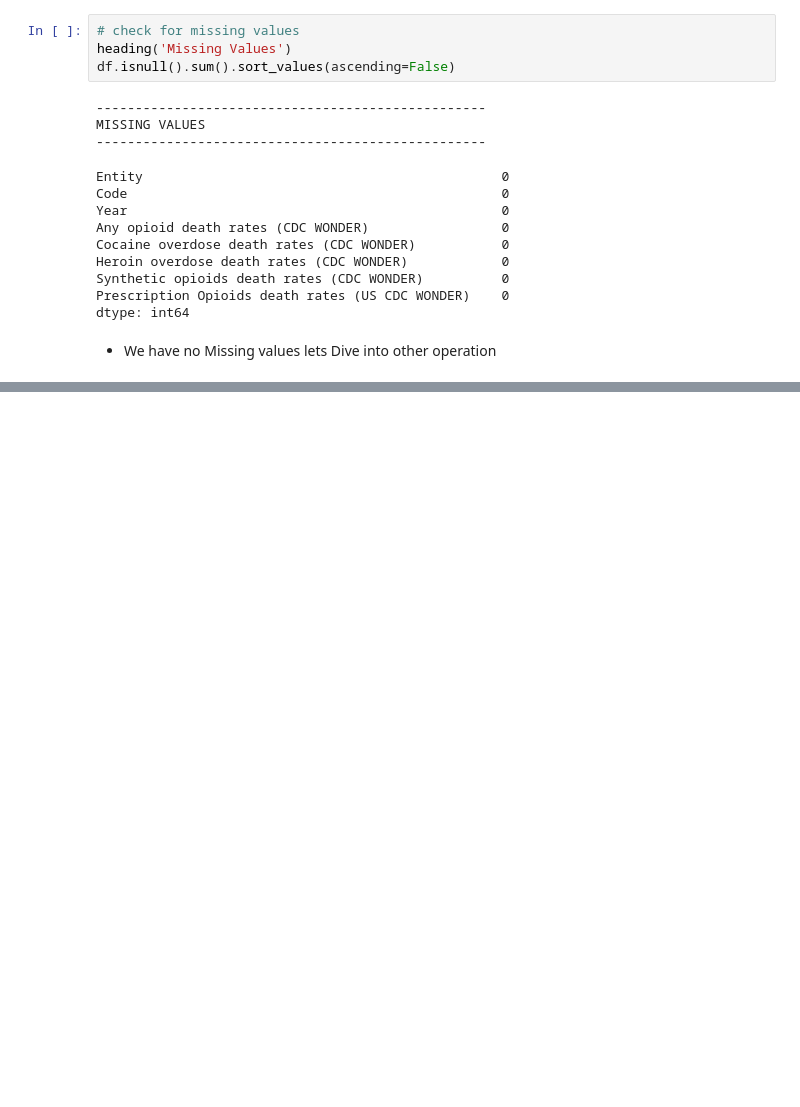
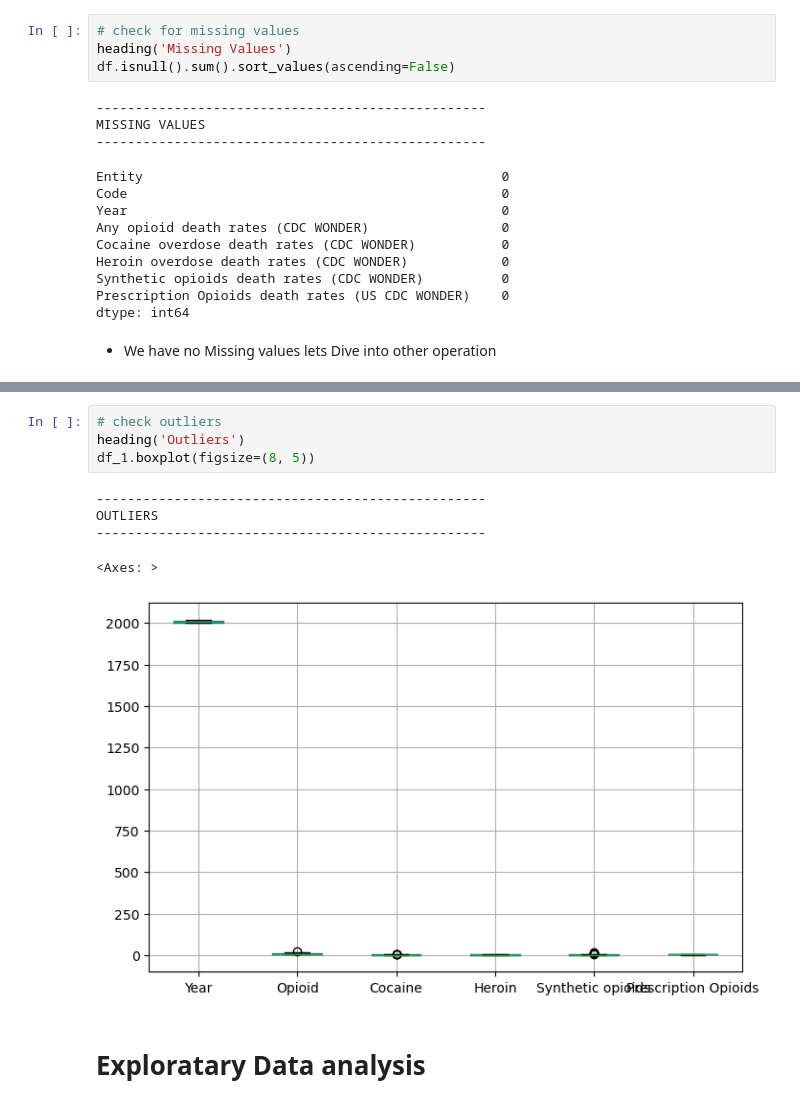
Before and after one commit to Zeeshan5932/Six-month-of-AI-and-data-science-work, a Jupyter notebook: 00_Projects/Drug Overdose/drug_overdose.ipynb, the cells around one changed output, grey strips where cells are left out. Cells and saved outputs as stored; diff of their text form; blank space fills up the shorter version.

```diff
--- a/00_Projects/Drug Overdose/drug_overdose.ipynb
+++ b/00_Projects/Drug Overdose/drug_overdose.ipynb
@@ -150,0 +222,12 @@ UNIVARIATE ANALYSIS
+# %%
+# check outliers
+heading('Outliers')
+df_1.boxplot(figsize=(8, 5))
+# %% [output]
+--------------------------------------------------
+OUTLIERS
+--------------------------------------------------
+<Axes: >
+[figure, added]
+# %% [markdown]
+# Exploratary Data analysis
```
Also changed, not shown: parts of 29 cells of this notebook, 9 other files.
